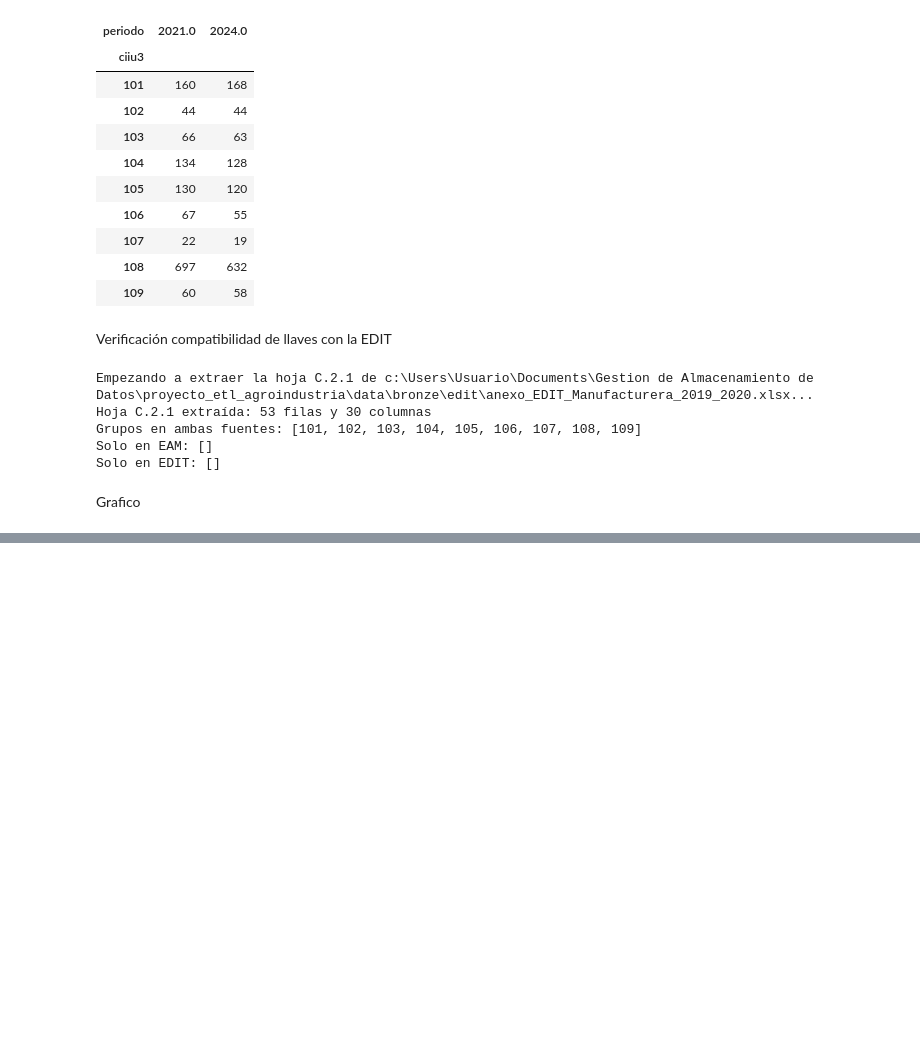
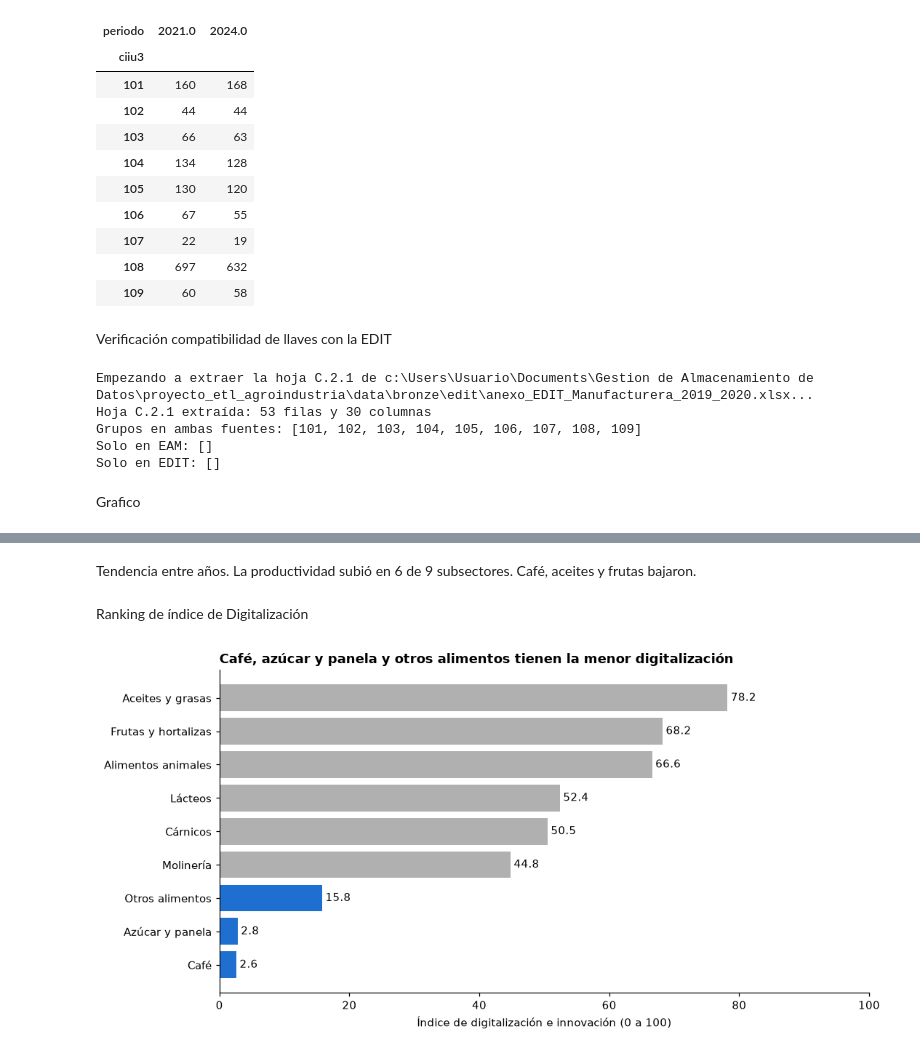
Before and after one commit to Edward-Orozco/Proyecto_ETL_Agroindustria, a Jupyter notebook: notebooks/eda.ipynb, the cells around one changed output, grey strips where cells are left out. Drawn from its saved outputs; the diff is of its cells as text; code cells hidden in the pictures; blank space fills up the shorter version.

```diff
--- a/notebooks/eda.ipynb
+++ b/notebooks/eda.ipynb
@@ -141,0 +164,19 @@ plt.show()
+# %% [markdown]
+Tendencia entre años. La productividad subió en 6 de 9 subsectores. Café, aceites y frutas bajaron.
+# %% [markdown]
+Ranking de índice de Digitalización
+# %%
+base = gold[gold["anio"] == 2024].sort_values("indice_digitalizacion")
+colores = [AZUL if v < 20 else GRIS for v in base["indice_digitalizacion"]]
+
+fig, ax = plt.subplots(figsize=(10, 5))
+barras = ax.barh(base["grupo"], base["indice_digitalizacion"], color=colores)
+ax.bar_label(barras, fmt="%.1f", padding=3)
+ax.set_xlim(0, 100)
+ax.set_xlabel("Índice de digitalización e innovación (0 a 100)")
+ax.set_title("Café, azúcar y panela y otros alimentos tienen la menor digitalización", loc="left", fontweight="bold")
+plt.tight_layout()
+plt.savefig(FIG_DIR / "03_indice_digitalizacion.png", bbox_inches="tight")
+plt.show()
+# %% [output]
+[figure, added]
```
Also changed, not shown: parts of 21 cells of this notebook, 7 other files.
